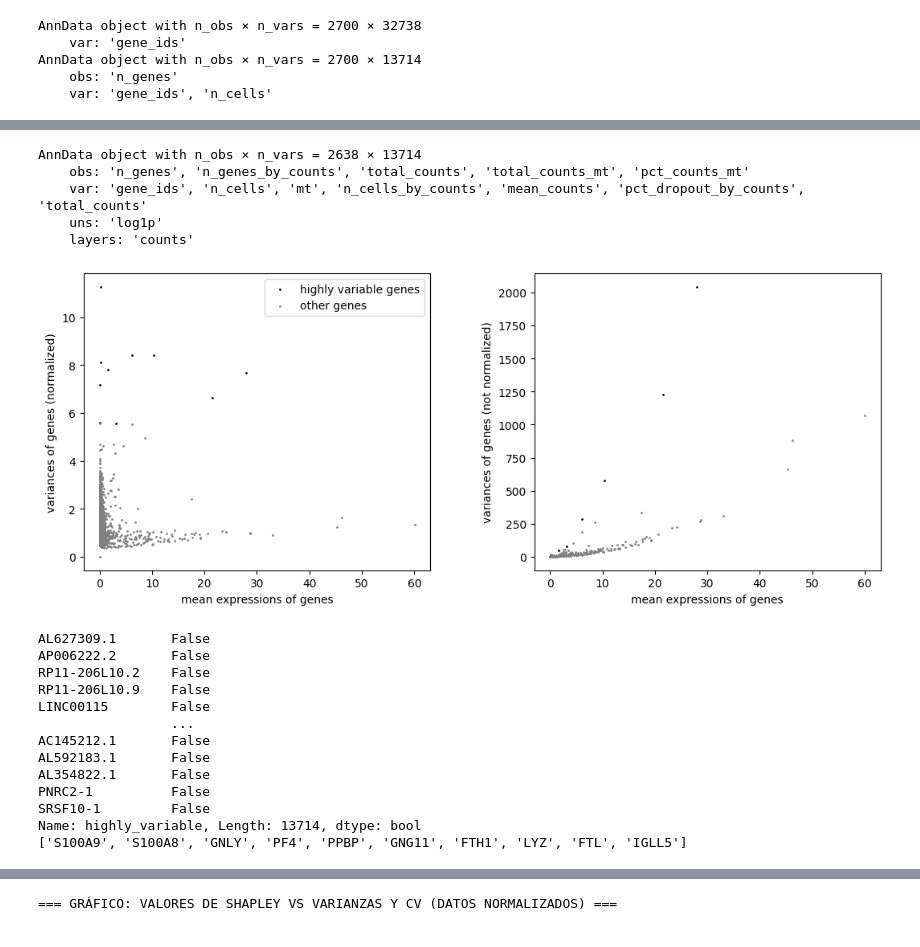
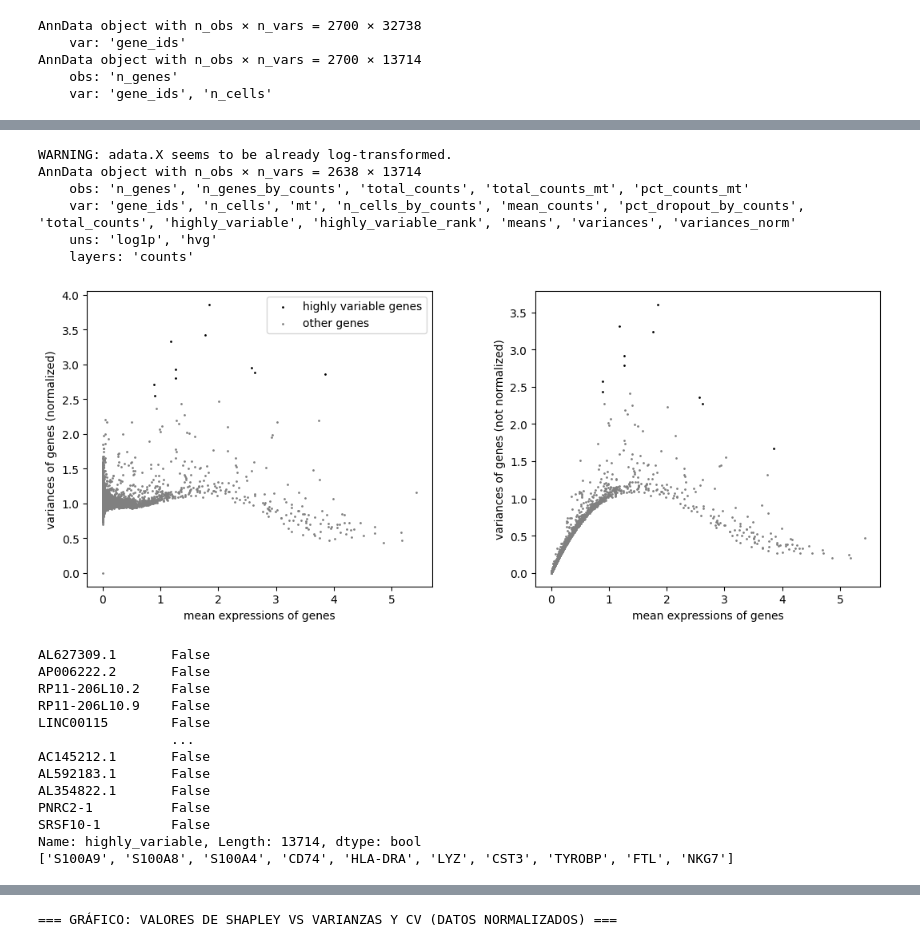
Before and after one commit to codiculus/GameTheory-scRNAseq, a Jupyter notebook: main_normalized.ipynb, the cells around one changed output, grey strips where cells are left out. Drawn from its saved outputs; the diff is of its cells as text; code cells hidden in the pictures.

```diff
--- a/main_normalized.ipynb
+++ b/main_normalized.ipynb
@@ -7,7 +7,7 @@ import itertools
 import gametheory as gt
 import csv
 
-ruta_datos = "/Users/jose/Desktop/GameTheory_project/filtered_gene_bc_matrices/hg19/"
+ruta_datos = "filtered_gene_bc_matrices/hg19/"
 
 adata = sc.read_10x_mtx(ruta_datos, var_names='gene_symbols')
 
@@ -54,36 +54,37 @@ adata.layers["counts"] = adata.X.copy()
 # %%
 sc.pp.normalize_total(adata, target_sum=1e4)
 
 sc.pp.log1p(adata)
 
 print(adata)
 
 sc.pp.highly_variable_genes(adata,layer="counts",n_top_genes=10,min_mean=0.0125,max_mean=3,min_disp=0.5,flavor="seurat_v3")
 
 sc.pl.highly_variable_genes(adata)
 
 print(adata.var['highly_variable'])
 
 genes_mas_variables = adata.var[adata.var['highly_variable']]
 
 indices_genes_mas_variables = np.where(adata.var['highly_variable'])[0]
 
 #Guardar genes mas variables
-genes_mas_variables.to_csv("/Users/jose/Desktop/GameTheory_project/genes_mas_variables.csv")
-np.savetxt("/Users/jose/Desktop/GameTheory_project/indices_genes_mas_variables.csv", indices_genes_mas_variables, delimiter=",")
+genes_mas_variables.to_csv("results/genes_mas_variables.csv")
+np.savetxt("indices_genes_mas_variables.csv", indices_genes_mas_variables, delimiter=",")
 
 genes_mas_variables_array = np.array(genes_mas_variables)
 
 nombres_genes_mas_variables = adata.var[adata.var['highly_variable']].index.tolist()
 
 print(nombres_genes_mas_variables)
 # %% [output]
+WARNING: adata.X seems to be already log-transformed.
 AnnData object with n_obs × n_vars = 2638 × 13714
     obs: 'n_genes', 'n_genes_by_counts', 'total_counts', 'total_counts_mt', 'pct_counts_mt'
-    var: 'gene_ids', 'n_cells', 'mt', 'n_cells_by_counts', 'mean_counts', 'pct_dropout_by_counts', 'total_counts'
-    uns: 'log1p'
+    var: 'gene_ids', 'n_cells', 'mt', 'n_cells_by_counts', 'mean_counts', 'pct_dropout_by_counts', 'total_counts', 'highly_variable', 'highly_variable_rank', 'means', 'variances', 'variances_norm'
+    uns: 'log1p', 'hvg'
     layers: 'counts'
-[figure, old version]
+[figure, new version]
 AL627309.1       False
 AP006222.2       False
 RP11-206L10.2    False
@@ -96,7 +97,7 @@ AL354822.1       False
 PNRC2-1          False
 SRSF10-1         False
 Name: highly_variable, Length: 13714, dtype: bool
-['S100A9', 'S100A8', 'GNLY', 'PF4', 'PPBP', 'GNG11', 'FTH1', 'LYZ', 'FTL', 'IGLL5']
+['S100A9', 'S100A8', 'S100A4', 'CD74', 'HLA-DRA', 'LYZ', 'CST3', 'TYROBP', 'FTL', 'NKG7']
 # %%
 combinaciones_todos_tamanos = []
 
```
Also changed, not shown: parts of 6 cells of this notebook, 2 other files.
